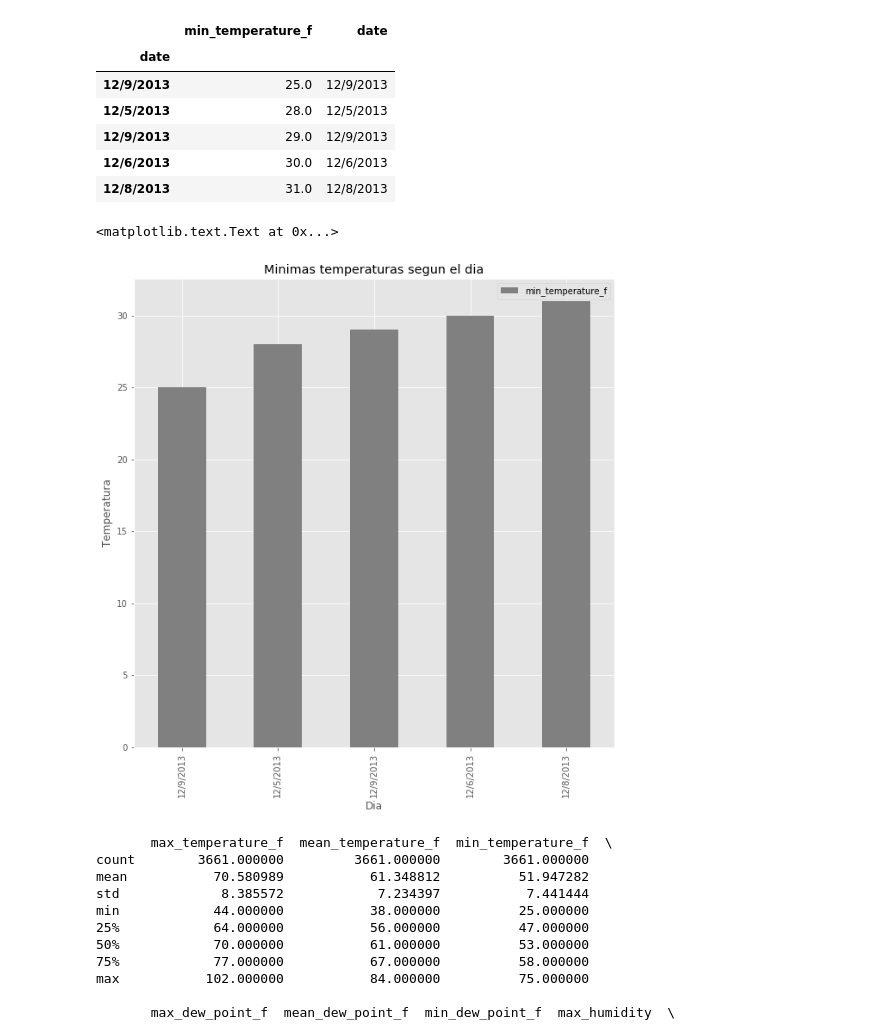
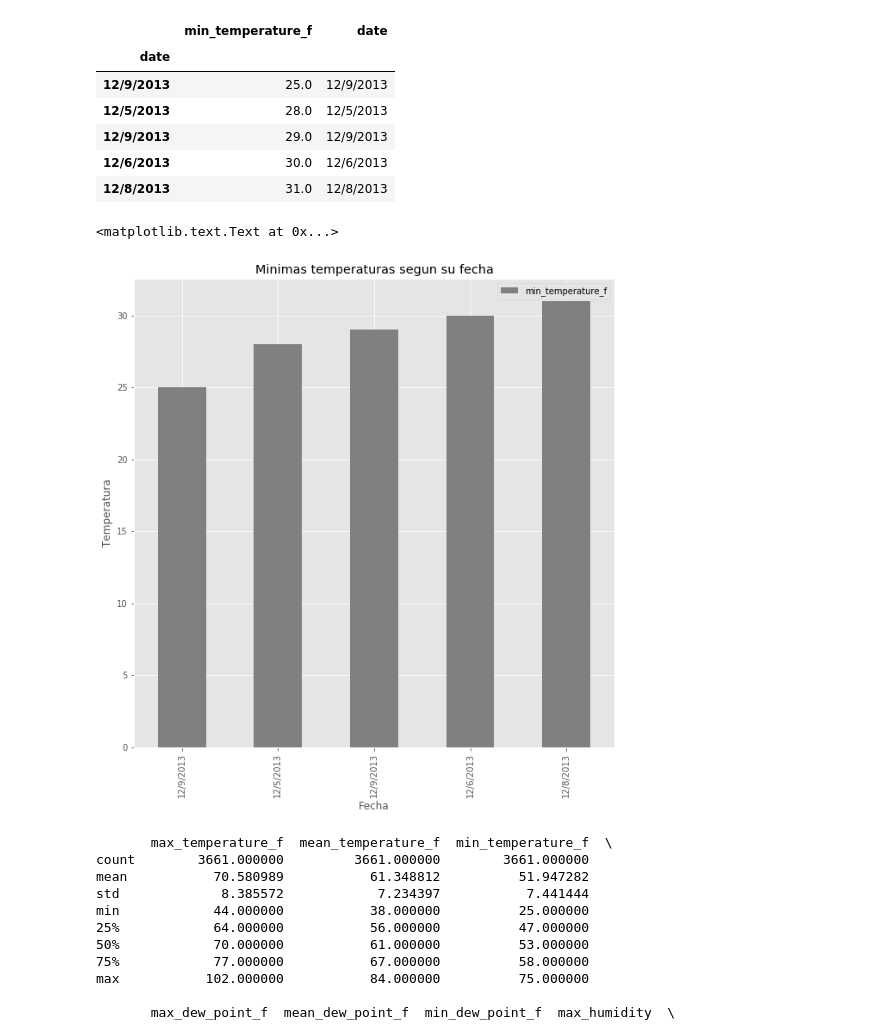
Before and after one commit to agustinpalmeira/TP-BicycleRental, a Jupyter notebook: weather.ipynb, the cells around one changed output. Cells and saved outputs as stored; diff of their text form; code cells hidden in the pictures.

```diff
--- a/weather.ipynb
+++ b/weather.ipynb
@@ -201,13 +201,13 @@ indexed_min_temp_weather_first5.head()
 # %%
 plt.rcParams['figure.figsize'] = (10, 10)
 
-su = indexed_min_temp_weather_first5.plot(kind='bar',title='Minimas temperaturas segun el dia',color='grey')
+su = indexed_min_temp_weather_first5.plot(kind='bar',title='Minimas temperaturas segun su fecha',color='grey')
 
-plt.xlabel('Dia')
+plt.xlabel('Fecha')
 plt.ylabel('Temperatura')
 # %% [output]
 <matplotlib.text.Text at 0x...>
-[figure, old version]
+[figure, new version]
 # %%
 #Date time index
 # %%
```
Also changed, not shown: parts of 27 cells of this notebook.
